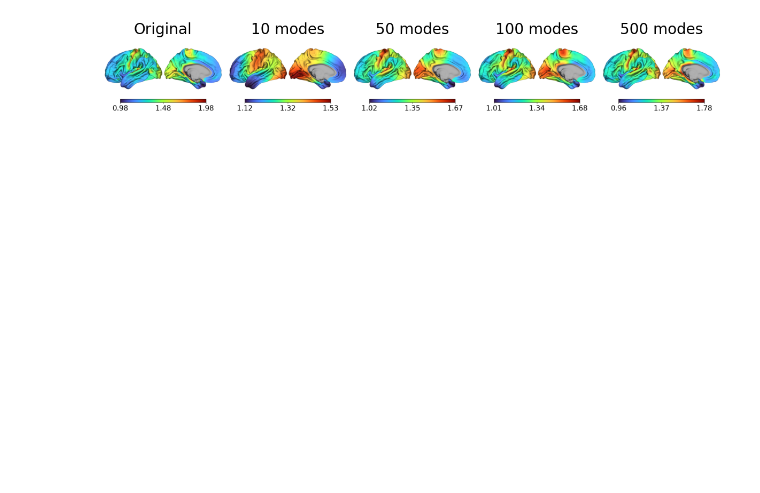
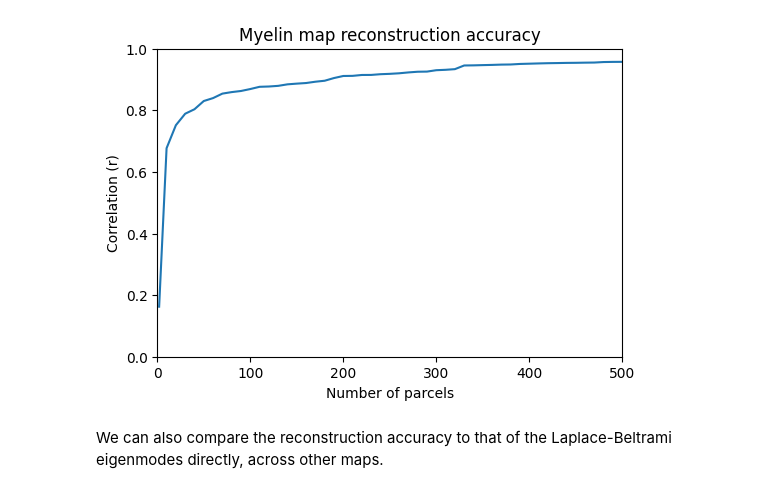
Before and after one commit to NSBLab/neuromodes, a Jupyter notebook: docs/tutorials/pangcellation.ipynb, the cells around one changed output. Drawn from its saved outputs; the diff is of its cells as text; code cells hidden in the pictures; blank space fills up the shorter version.

```diff
--- a/docs/tutorials/pangcellation.ipynb
+++ b/docs/tutorials/pangcellation.ipynb
@@ -67 +73,17 @@ plot_surf(build_polydata(surf.v, surf.t), solver.unmask_data(np.concatenate([mye
+# %%
+# Correlate each reconstructed myelin map with the original (mass-weighted)
+corr_parc = 1-cdistw(myelinmap, recon_parc, metric="correlation", mass=solver.mass)[0]
+plt.figure(figsize=(6, 4))
+plt.plot(n_parcels, corr_parc)
+plt.xlabel("Number of parcels")
+plt.ylabel("Correlation (r)")
+plt.title("Myelin map reconstruction accuracy")
+plt.xlim(0, n_parcels[-1])
+plt.ylim(0, 1)
+plt.show()
+# %% [output]
+[figure, added]
+# %% [markdown]
+We can also compare the reconstruction accuracy to that of the Laplace-Beltrami eigenmodes directly,
+across other maps.
 # %%
@@ -72,4 +92,0 @@ recons = solver.reconstruct(myelinmap, mode_counts=n_parcels)
-# %%
-plot_surf(build_polydata(surf.v, surf.t), solver.unmask_data(np.concatenate([myelinmap[:, None], recons], axis=1)), cmap="turbo", cbar=True, labels=["Original"] + [f"{n} modes" for n in n_parcels])
-# %% [output]
-[figure, removed]
```
Also changed, not shown: parts of 14 cells of this notebook, 7 other files.
